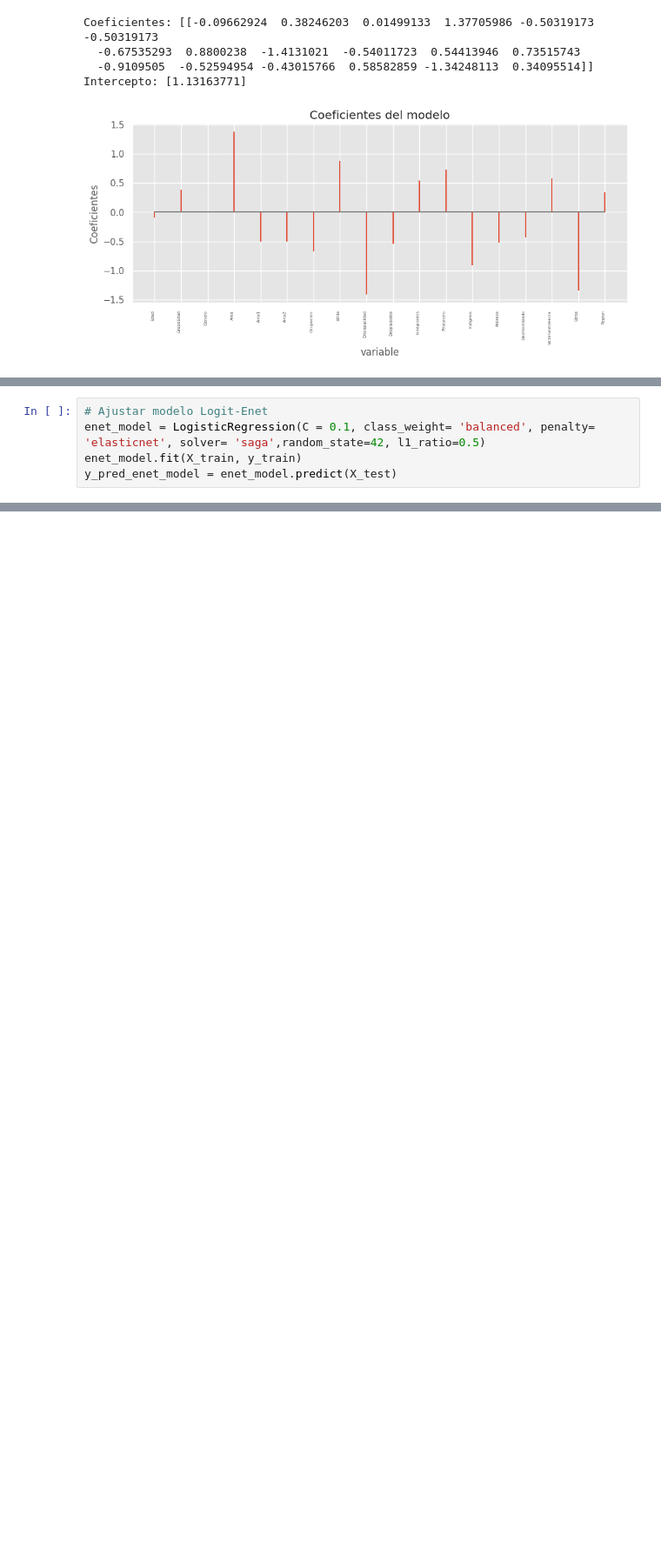
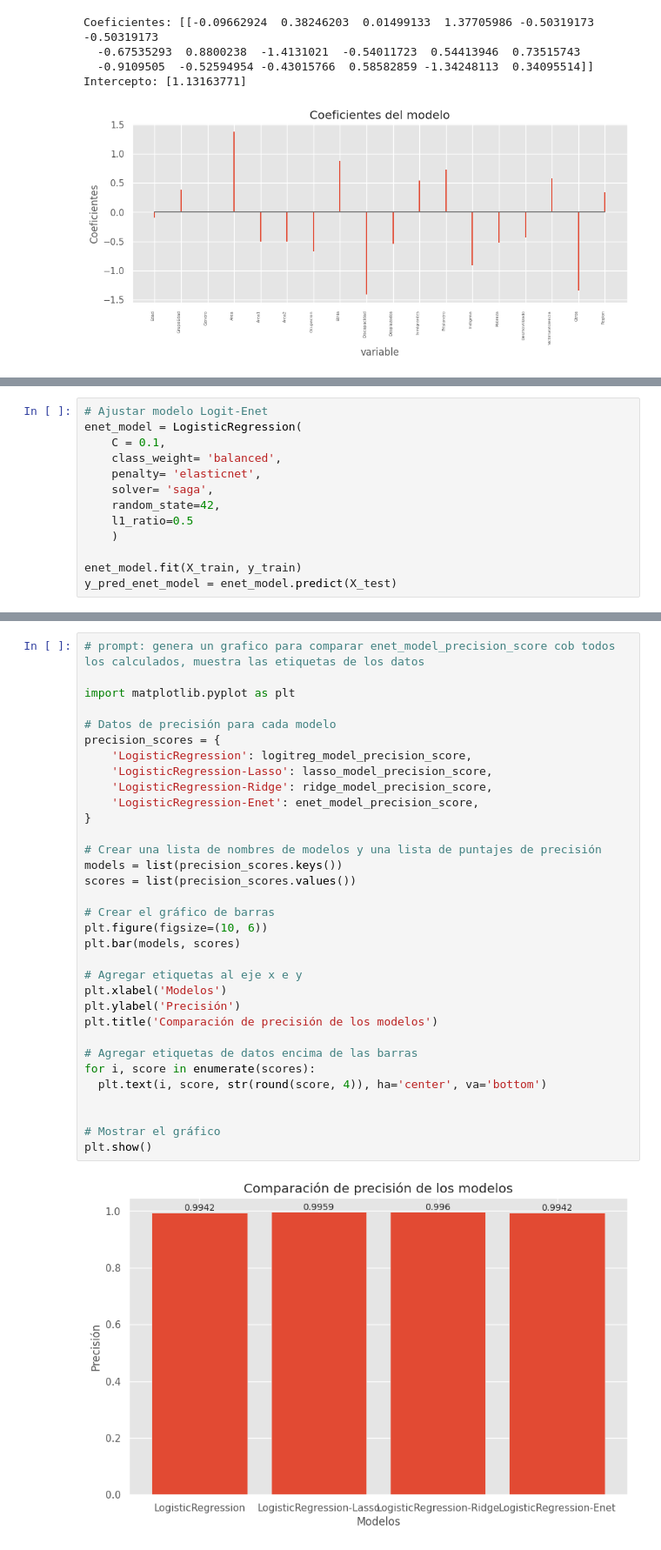
Before and after one commit to cam2149/MachinelearningI, a Jupyter notebook: Examen3_Ejercicio4.ipynb, the cells around one changed output, grey strips where cells are left out. Shown at 87% size. Drawn from its saved outputs; the diff is of its cells as text; blank space fills up the shorter version.

```diff
--- a/Examen3_Ejercicio4.ipynb
+++ b/Examen3_Ejercicio4.ipynb
@@ -656,6 +677,14 @@ def get_value_from_linspace(vector):
 # %%
 # Ajustar modelo Logit-Enet
-enet_model = LogisticRegression(C = 0.1, class_weight= 'balanced', penalty= 'elasticnet', solver= 'saga',random_state=42, l1_ratio=0.5)
+enet_model = LogisticRegression(
+    C = 0.1,
+    class_weight= 'balanced',
+    penalty= 'elasticnet',
+    solver= 'saga',
+    random_state=42,
+    l1_ratio=0.5
+    )
+
 enet_model.fit(X_train, y_train)
 y_pred_enet_model = enet_model.predict(X_test)
 # %%
@@ -686,0 +719,35 @@ Accuracy del Modelo LogisticRegression con Ridge del set de pruebas: 0.9919
+# %%
+# prompt: genera un grafico para comparar enet_model_precision_score cob todos los calculados, muestra las etiquetas de los datos
+
+import matplotlib.pyplot as plt
+
+# Datos de precisión para cada modelo
+precision_scores = {
+    'LogisticRegression': logitreg_model_precision_score,
+    'LogisticRegression-Lasso': lasso_model_precision_score,
+    'LogisticRegression-Ridge': ridge_model_precision_score,
+    'LogisticRegression-Enet': enet_model_precision_score,
+}
+
+# Crear una lista de nombres de modelos y una lista de puntajes de precisión
+models = list(precision_scores.keys())
+scores = list(precision_scores.values())
+
+# Crear el gráfico de barras
+plt.figure(figsize=(10, 6))
+plt.bar(models, scores)
+
+# Agregar etiquetas al eje x e y
+plt.xlabel('Modelos')
+plt.ylabel('Precisión')
+plt.title('Comparación de precisión de los modelos')
+
+# Agregar etiquetas de datos encima de las barras
+for i, score in enumerate(scores):
+  plt.text(i, score, str(round(score, 4)), ha='center', va='bottom')
+
+
+# Mostrar el gráfico
+plt.show()
+# %% [output]
+[figure, added]
```
Also changed, not shown: parts of 4 cells of this notebook.
